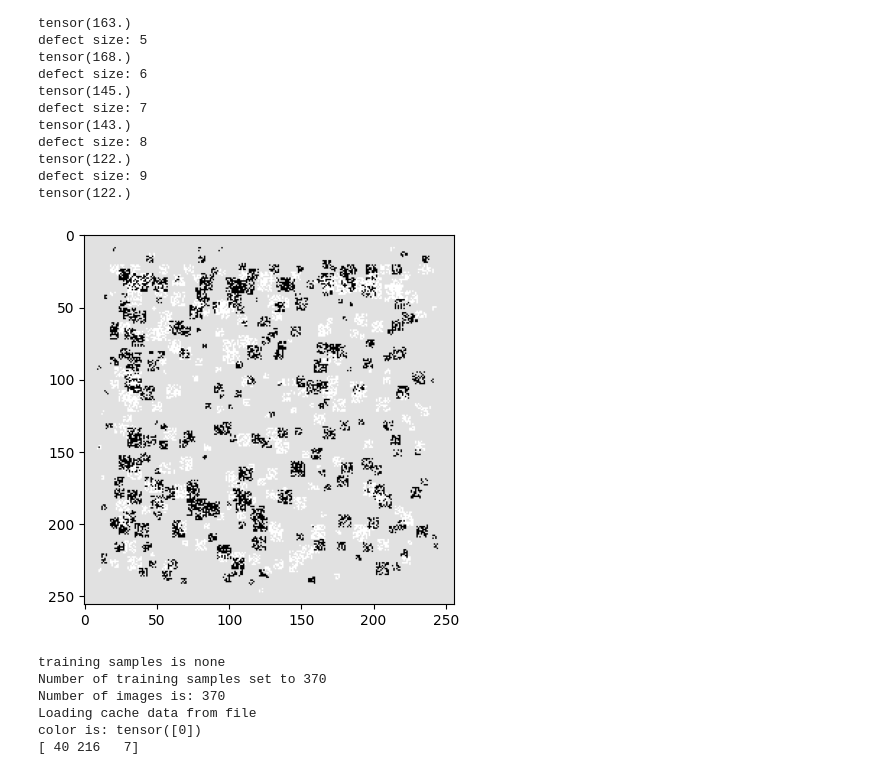
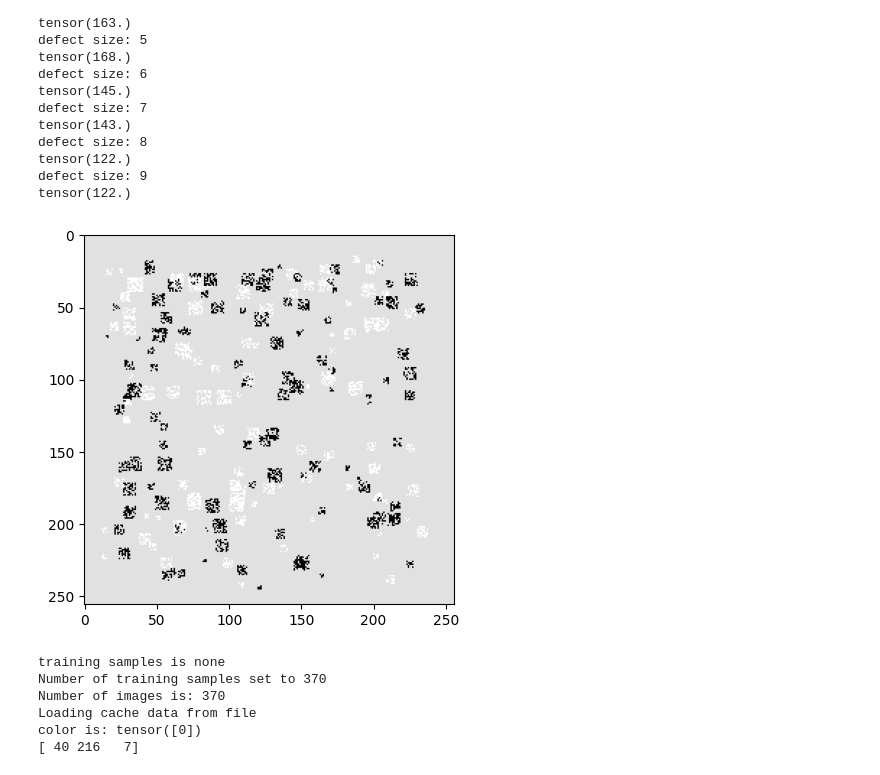
Before and after one commit to andersvestengen/Master-thesis-project, a Jupyter notebook: Machine_Learning/testbed.ipynb, the cells around one changed output. Cells and saved outputs as stored; diff of their text form; code cells hidden in the pictures.

```diff
--- a/Machine_Learning/testbed.ipynb
+++ b/Machine_Learning/testbed.ipynb
@@ -1776,35 +1776,35 @@ def totensortorch(image):
     return torch.from_numpy(np.moveaxis(image, -1, 0)).float()/255
 
 def FromTorchTraining(image):
     return image.mul(255).add_(0.5).clamp_(0,255).permute(1, 2, 0).to("cpu", torch.uint8).numpy()
 
 def DefectGenerator(imageMatrix):
     """
     Takes a matrix-converted image and returns a training sample of that image with a randomly degraded [Boxsize * Boxsize] square, and coordinates for loss function.
 
     """
     BoxSize = torch.randint(n_BoxSet[0],n_BoxSet[1] + 1, (1,))
     ImageY = imageMatrix.size(1)
     ImageX = imageMatrix.size(2)
     SampleY = getSample(ImageY, BoxSize)
     SampleX = getSample(ImageX, BoxSize)
     intSample = imageMatrix[:,SampleY:SampleY + BoxSize, SampleX:SampleX + BoxSize]
     mask = torch.randint(0,2, (intSample.size()[1:])).bool()
     color = torch.randint(0,2, (1,))
     r = torch.full((intSample.size()), color.item()).float()
     intSample[:,mask] = r[:,mask]
     imageMatrix[:,SampleY:SampleY+BoxSize,SampleX:SampleX+BoxSize] = intSample
 
     return imageMatrix, [SampleY, SampleX, BoxSize]
 
-for i in range(500):
+for i in range(200):
     imaged, _ = DefectGenerator(totensortorch(image))
     image = FromTorchTraining(imaged)
 
 plt.imshow(image, cmap="gray")
 plt.show()
 # %% [output]
-[figure, old version]
+[figure, new version]
 # %%
 import numpy as np
 rng = np.random.default_rng(0)
```
